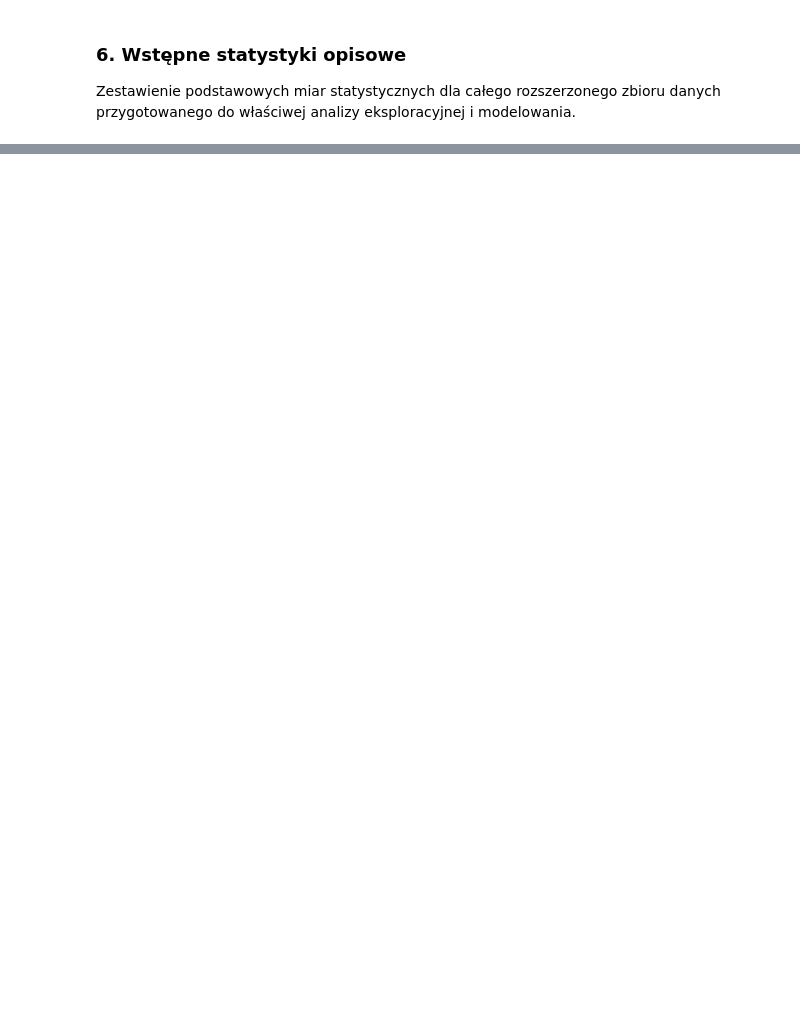
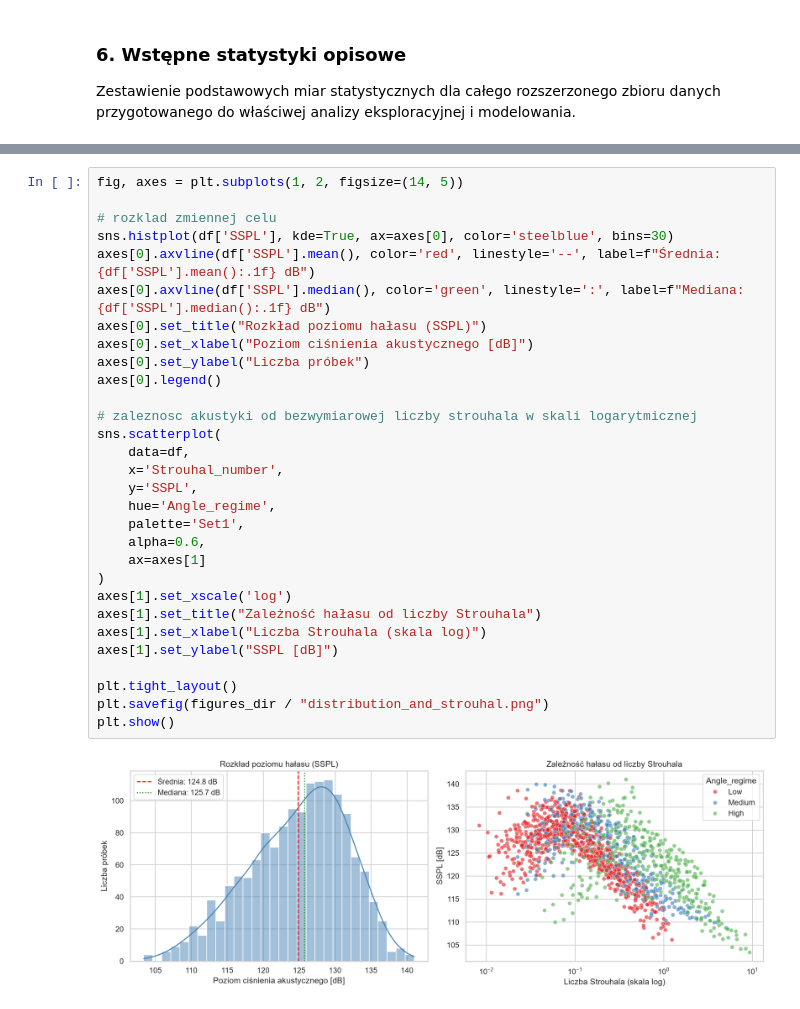
Before and after one commit to sztabino/airfoil-self-noise-surrogate-model, a Jupyter notebook: notebooks/airfoil_analysis.ipynb, the cells around one changed output, grey strips where cells are left out. Cells and saved outputs as stored; diff of their text form; blank space fills up the shorter version.

```diff
--- a/notebooks/airfoil_analysis.ipynb
+++ b/notebooks/airfoil_analysis.ipynb
@@ -156,0 +207,32 @@ df.describe().T
+# %%
+fig, axes = plt.subplots(1, 2, figsize=(14, 5))
+
+# rozklad zmiennej celu
+sns.histplot(df['SSPL'], kde=True, ax=axes[0], color='steelblue', bins=30)
+axes[0].axvline(df['SSPL'].mean(), color='red', linestyle='--', label=f"Średnia: {df['SSPL'].mean():.1f} dB")
+axes[0].axvline(df['SSPL'].median(), color='green', linestyle=':', label=f"Mediana: {df['SSPL'].median():.1f} dB")
+axes[0].set_title("Rozkład poziomu hałasu (SSPL)")
+axes[0].set_xlabel("Poziom ciśnienia akustycznego [dB]")
+axes[0].set_ylabel("Liczba próbek")
+axes[0].legend()
+
+# zaleznosc akustyki od bezwymiarowej liczby strouhala w skali logarytmicznej
+sns.scatterplot(
+    data=df,
+    x='Strouhal_number',
+    y='SSPL',
+    hue='Angle_regime',
+    palette='Set1',
+    alpha=0.6,
+    ax=axes[1]
+)
+axes[1].set_xscale('log')
+axes[1].set_title("Zależność hałasu od liczby Strouhala")
+axes[1].set_xlabel("Liczba Strouhala (skala log)")
+axes[1].set_ylabel("SSPL [dB]")
+
+plt.tight_layout()
+plt.savefig(figures_dir / "distribution_and_strouhal.png")
+plt.show()
+# %% [output]
+[figure, added]
```
Also changed, not shown: parts of 13 cells of this notebook, 3 other files.
